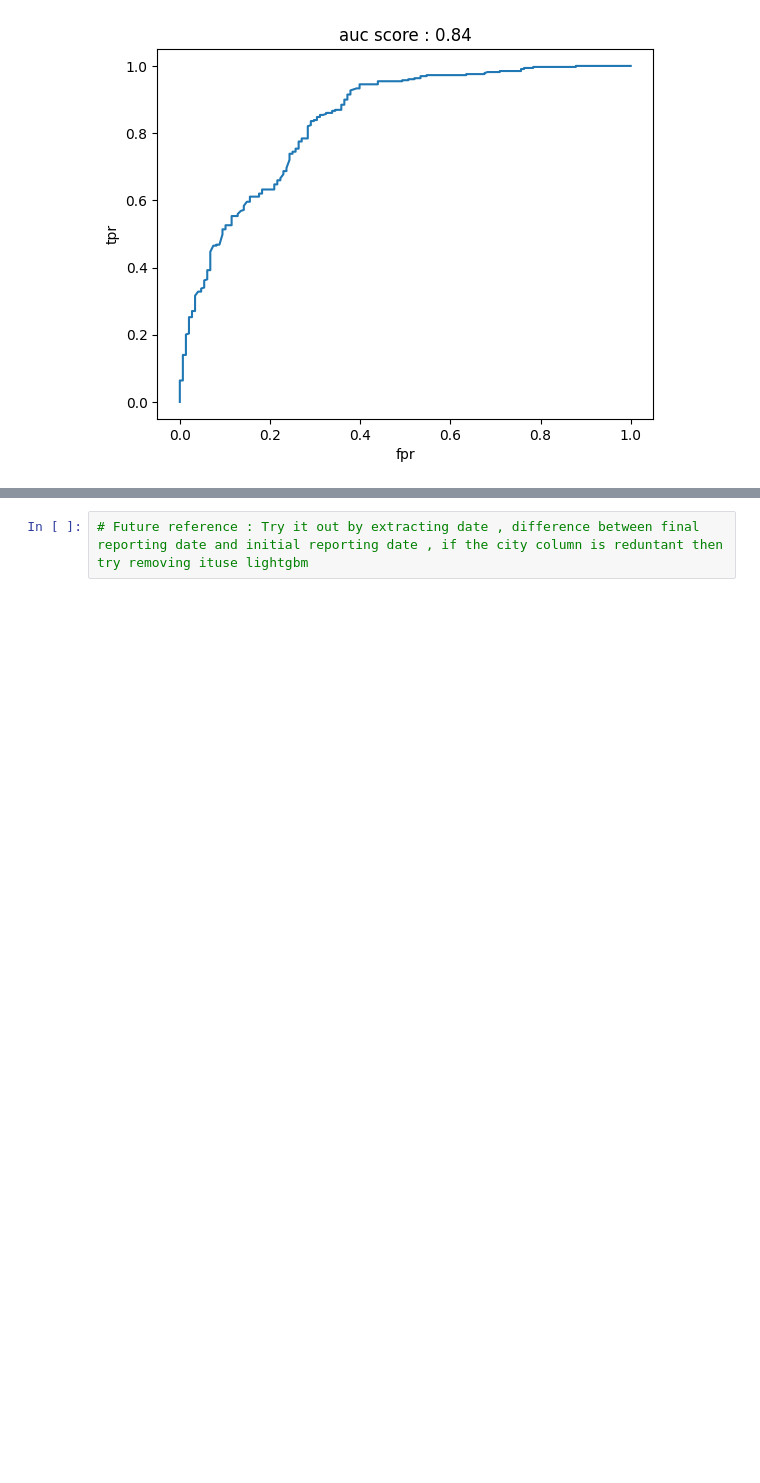
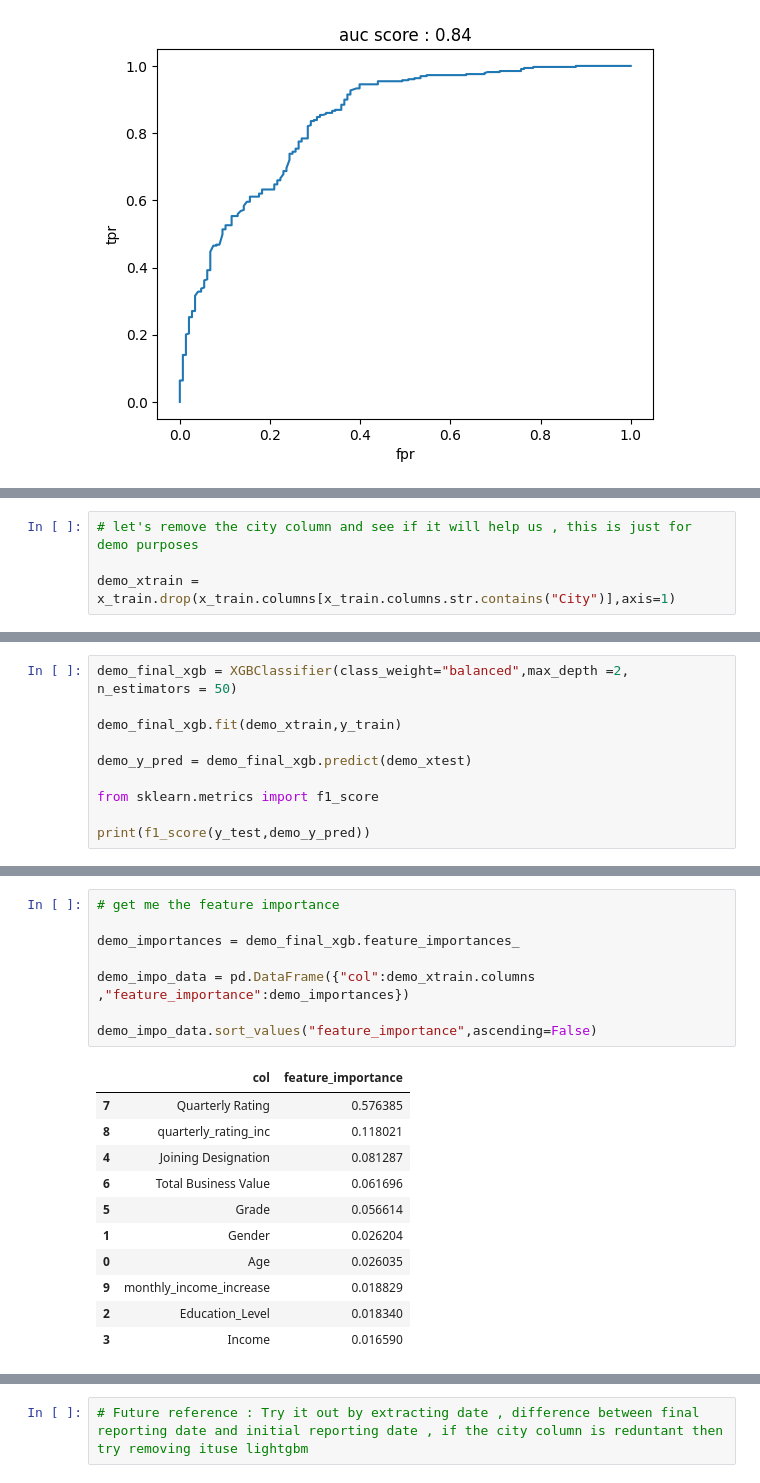
Before and after one commit to mahikshith/AWS-EC2-deployment-of-Ola-driver-churn-prediction-using-ensemble-learning, a Jupyter notebook: Ola_ensemble_mykee.ipynb, the cells around one changed output, grey strips where cells are left out. Drawn from its saved outputs; the diff is of its cells as text; blank space fills up the shorter version.

```diff
--- a/Ola_ensemble_mykee.ipynb
+++ b/Ola_ensemble_mykee.ipynb
@@ -1086,0 +1087,4 @@ Add recommendations :
+# %%
+# let's remove the city column and see if it will help us , this is just for demo purposes
+
+demo_xtrain = x_train.drop(x_train.columns[x_train.columns.str.contains("City")],axis=1)
@@ -1086,0 +1093,10 @@ Add recommendations :
+# %%
+demo_final_xgb = XGBClassifier(class_weight="balanced",max_depth =2, n_estimators = 50)
+
+demo_final_xgb.fit(demo_xtrain,y_train)
+
+demo_y_pred = demo_final_xgb.predict(demo_xtest)
+
+from sklearn.metrics import f1_score
+
+print(f1_score(y_test,demo_y_pred))
@@ -1086,0 +1114,20 @@ Add recommendations :
+# %%
+# get me the feature importance
+
+demo_importances = demo_final_xgb.feature_importances_
+
+demo_impo_data = pd.DataFrame({"col":demo_xtrain.columns ,"feature_importance":demo_importances})
+
+demo_impo_data.sort_values("feature_importance",ascending=False)
+# %% [output]
+|  | col | feature_importance |
+| 7 | Quarterly Rating | 0.576385 |
+| 8 | quarterly_rating_inc | 0.118021 |
+| 4 | Joining Designation | 0.081287 |
+| 6 | Total Business Value | 0.061696 |
+| 5 | Grade | 0.056614 |
+| 1 | Gender | 0.026204 |
+| 0 | Age | 0.026035 |
+| 9 | monthly_income_increase | 0.018829 |
+| 2 | Education_Level | 0.018340 |
+| 3 | Income | 0.016590 |
```
Also changed, not shown: parts of 12 cells of this notebook, 1 other file.
